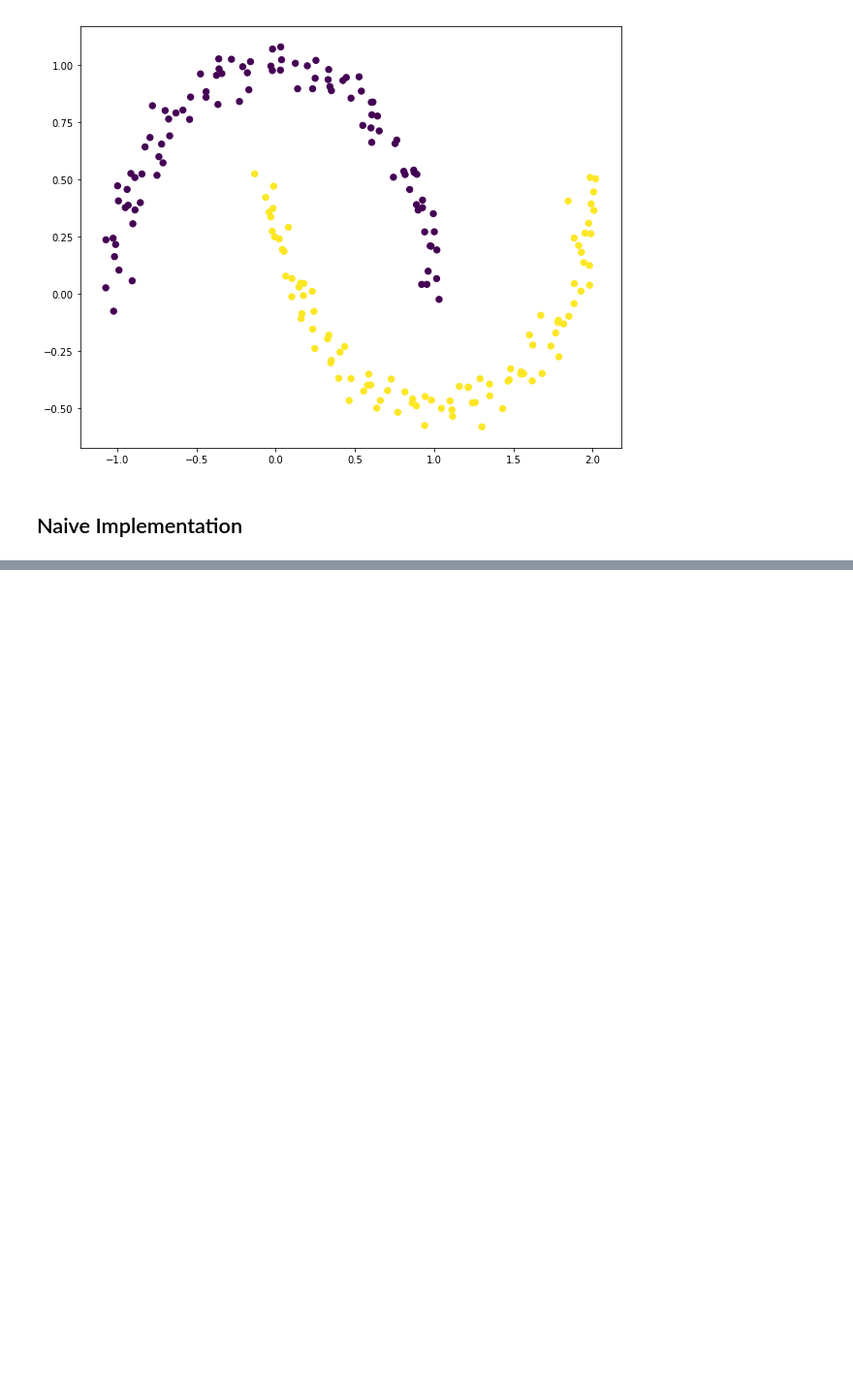
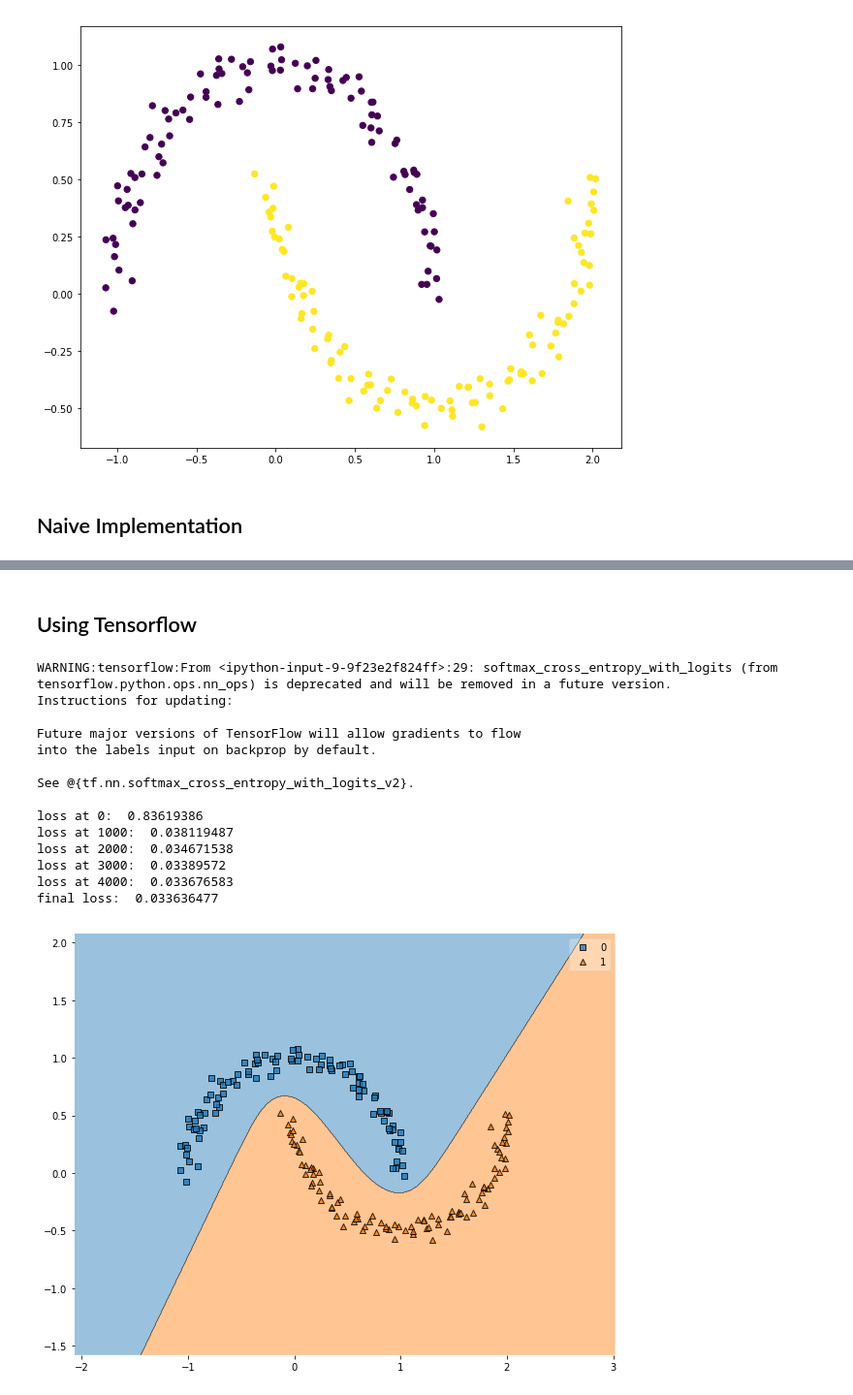
Before and after one commit to marcofavorito/ml-from-scratch, a Jupyter notebook: notebooks/neural-network.ipynb, the cells around one changed output, grey strips where cells are left out. Shown: that part at 97% size. Cells and saved outputs as stored; diff of their text form; code cells hidden in the pictures; blank space fills up the shorter version.

```diff
--- a/notebooks/neural-network.ipynb
+++ b/notebooks/neural-network.ipynb
@@ -197,0 +312,71 @@ plot_decision_regions(X, y, clf=Wrapper())
+# %% [markdown]
+## Using Tensorflow
+# %%
+import tensorflow as tf
+
+learning_rate = 0.01
+lambda_ = 0.001
+
+X_train = X
+# one-hot encoding
+y_train = np.zeros((y.shape[0], 2))
+y_train[np.arange(y.shape[0]), y] = 1
+
+input_size = 2
+hidden_size = 3
+output_size = 2
+epochs = 5000
+
+Xtf = tf.placeholder(tf.float32, [None, input_size])
+Ytf = tf.placeholder(tf.float32)
+
+W1 = tf.Variable(tf.random_normal((input_size, hidden_size)))
+W2 = tf.Variable(tf.random_normal((hidden_size, output_size)))
+b1 = tf.Variable(tf.random_normal((hidden_size, )))
+b2 = tf.Variable(tf.random_normal((output_size, )))
+
+l_input = tf.add(tf.matmul(Xtf, W1), b1)
+l_input = tf.nn.tanh(l_input)
+l_output = tf.matmul(l_input, W2) + b2
+
+regularization_term = lambda_/2 * (tf.nn.l2_loss(W1) + tf.nn.l2_loss(W2) + tf.nn.l2_loss(b1) + tf.nn.l2_loss(b2))
+cost = tf.reduce_mean(tf.nn.softmax_cross_entropy_with_logits(logits=l_output, labels=Ytf))
+cost = tf.add(cost, regularization_term)
+optimizer = tf.train.AdamOptimizer(learning_rate=learning_rate).minimize(cost)
+
+with tf.Session() as sess:
+
+    sess.run(tf.global_variables_initializer())
+
+    for i in range(epochs):
+        sess.run(optimizer, feed_dict={Xtf: X_train, Ytf: y_train})
+        current_loss = sess.run(cost, {Xtf: X_train, Ytf: y_train})
+
+        if i % 1000 == 0:
+            print("loss at %d: " % i, current_loss)
+
+    print("final loss: ", sess.run(cost, {Xtf: X_train, Ytf: y_train}))
+
+    class Wrapper:
+
+        def predict(self, X):
+            output = sess.run(l_output, feed_dict={Xtf: X})
+            return np.argmax(output, axis=1)
+
+    plot_decision_regions(X_train, y, clf=Wrapper())
+# %% [output]
+WARNING:tensorflow:From <ipython-input-9-9f23e2f824ff>:29: softmax_cross_entropy_with_logits (from tensorflow.python.ops.nn_ops) is deprecated and will be removed in a future version.
+Instructions for updating:
+
+Future major versions of TensorFlow will allow gradients to flow
+into the labels input on backprop by default.
+
+See @{tf.nn.softmax_cross_entropy_with_logits_v2}.
+
+loss at 0:  0.83619386
+loss at 1000:  0.038119487
+loss at 2000:  0.034671538
+loss at 3000:  0.03389572
+loss at 4000:  0.033676583
+final loss:  0.033636477
+[figure, added]
```
Also changed, not shown: parts of 10 cells of this notebook.
